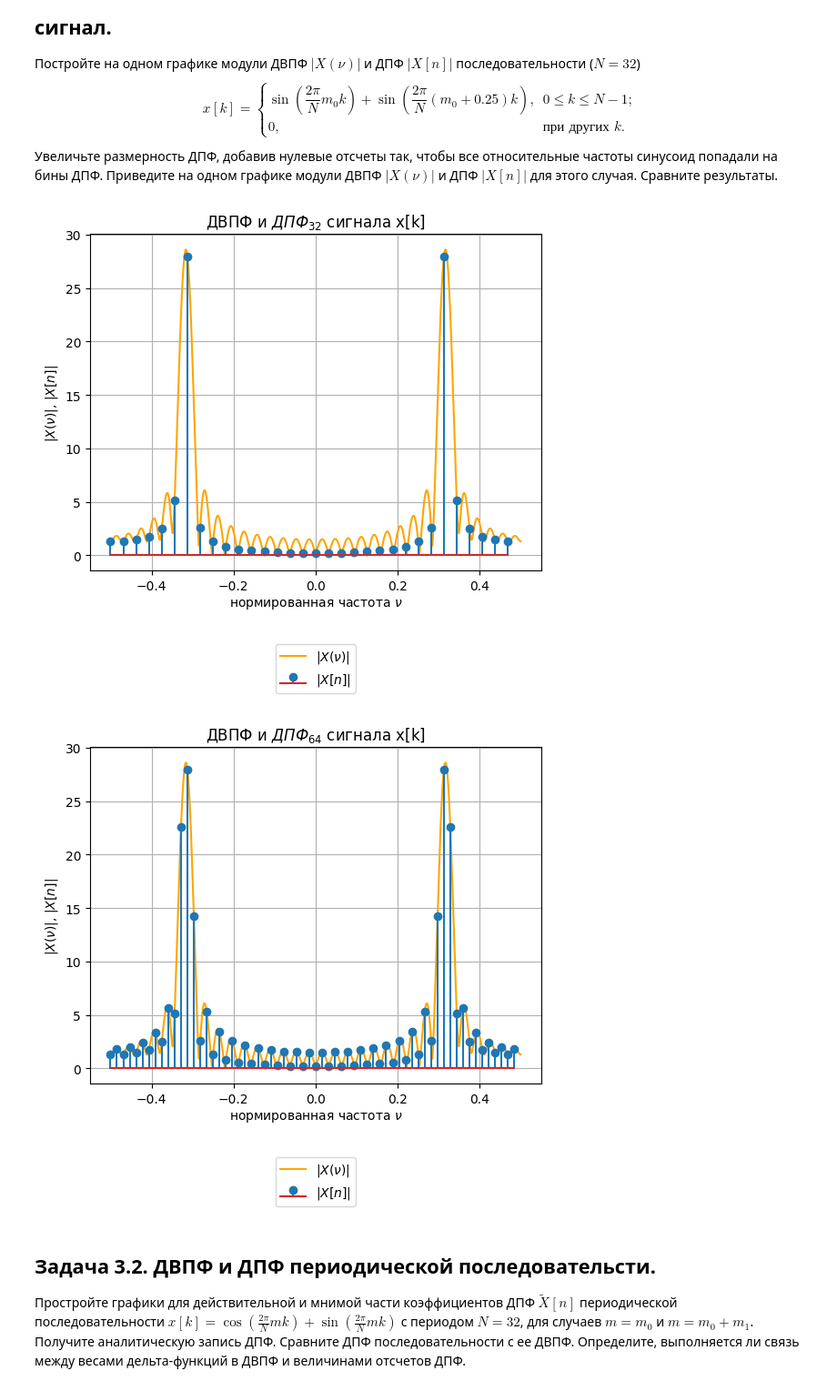
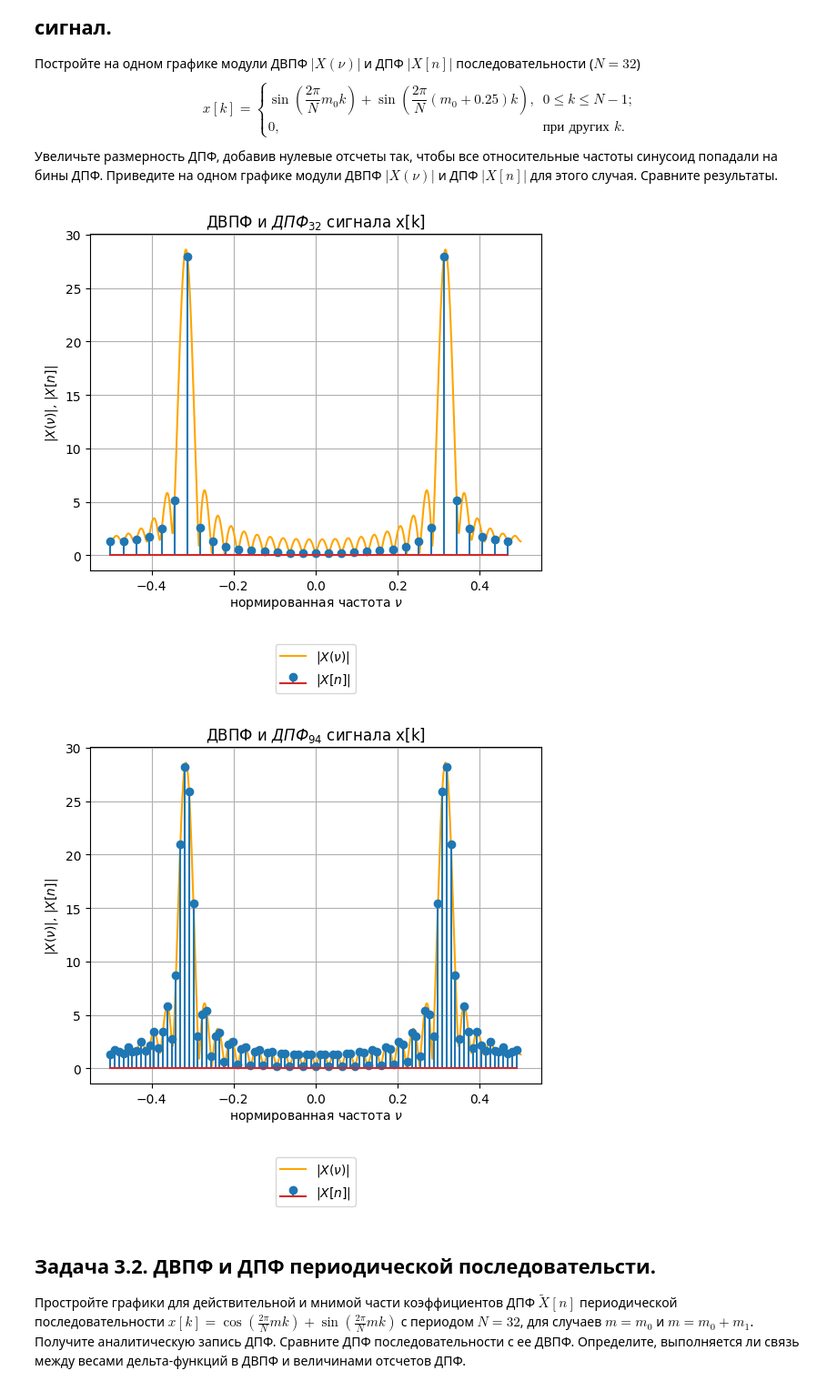
Before and after one commit to vlad-cool/RadioPhysicsLabs, a Jupyter notebook: Lab2_task.ipynb, the cells around one changed output. Shown at 91% size. Drawn from its saved outputs; the diff is of its cells as text; code cells hidden in the pictures.

```diff
--- a/Lab2_task.ipynb
+++ b/Lab2_task.ipynb
@@ -431,35 +432,35 @@ ns = np.arange(N)
 DFT = np.abs(np.fft.fftshift(np.fft.fft(x_n)))
 
 nu_i = np.arange(M)/M-0.5
 DTFT = np.abs(np.fft.fftshift(np.fft.fft(x_n, M)))
 plt.plot(nu_i, DTFT, label=r"$|X(\nu)|$", color="orange")
 
 plt.stem(ns / N - 1/2, DFT, label=r"$|X[n]|$")
 plt.xlabel(r"нормированная частота $\nu$")
 plt.ylabel(r"$|X(\nu)|$, $|X[n]|$")
 plt.title(f"ДВПФ и $ДПФ_{{{N}}}$ сигнала x[k]")
 plt.legend(loc='upper center', bbox_to_anchor=(0.5, -0.2))
 plt.show()
 
-x_n = np.concat((x_n, np.zeros(32)))
+x_n = np.concat((x_n, np.zeros(N * (N - 1) // 16)))
 
 N = len(x_n)
 ns = np.arange(N)
 DFT = np.abs(np.fft.fftshift(np.fft.fft(x_n)))
 
 nu_i = np.arange(M)/M-0.5
 DTFT = np.abs(np.fft.fftshift(np.fft.fft(x_n, M)))
 plt.plot(nu_i, DTFT, label=r"$|X(\nu)|$", color="orange")
 
 plt.stem(ns / N - 1/2, DFT, label=r"$|X[n]|$")
 plt.xlabel(r"нормированная частота $\nu$")
 plt.ylabel(r"$|X(\nu)|$, $|X[n]|$")
 plt.title(f"ДВПФ и $ДПФ_{{{N}}}$ сигнала x[k]")
 plt.legend(loc='upper center', bbox_to_anchor=(0.5, -0.2))
 plt.show()
 # %% [output]
 [figure]
-[figure, old version]
+[figure, new version]
 # %% [markdown]
 ## Задача 3.2. ДВПФ и ДПФ периодической последовательсти.
 
```
Also changed, not shown: parts of 12 cells of this notebook, 38 other files.
